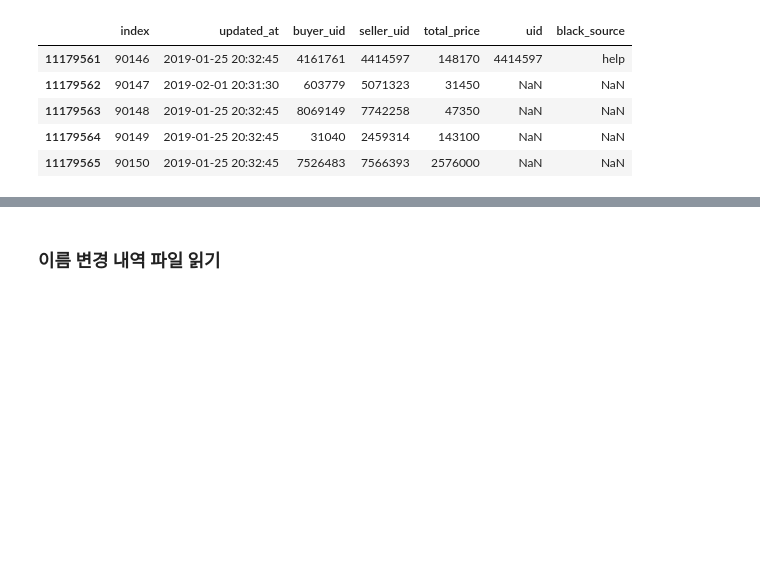
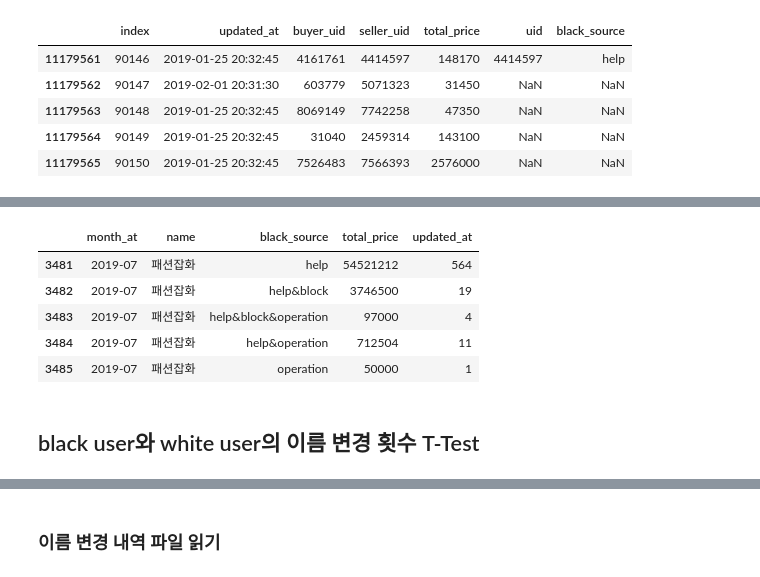
Before and after one commit to kiyoja07/python-bunjang, a Jupyter notebook: data-analysis/jupyter/fraud_find_variables.ipynb, the cells around one changed output, grey strips where cells are left out. Drawn from its saved outputs; the diff is of its cells as text; code cells hidden in the pictures; blank space fills up the shorter version.

```diff
--- a/data-analysis/jupyter/fraud_find_variables.ipynb
+++ b/data-analysis/jupyter/fraud_find_variables.ipynb
@@ -189,0 +234,17 @@ transaction_black.tail()
+# %%
+bunp_fraud_agg = bunp_fraud.groupby(['month_at', 'name','black_source'], as_index=False).agg({'total_price': 'sum', 'updated_at': 'count'})
+
+# save
+save_path = '../csv/tmp/bunp_fraud_agg.csv'
+bunp_fraud_agg.to_csv(save_path, index=False, mode='w', header=True)
+
+bunp_fraud_agg.tail()
+# %% [output]
+|  | month_at | name | black_source | total_price | updated_at |
+| 3481 | 2019-07 | 패션잡화 | help | 54521212 | 564 |
+| 3482 | 2019-07 | 패션잡화 | help&block | 3746500 | 19 |
+| 3483 | 2019-07 | 패션잡화 | help&block&operation | 97000 | 4 |
+| 3484 | 2019-07 | 패션잡화 | help&operation | 712504 | 11 |
+| 3485 | 2019-07 | 패션잡화 | operation | 50000 | 1 |
+# %% [markdown]
+## black user와 white user의 이름 변경 횟수 T-Test
```
Also changed, not shown: parts of 88 cells of this notebook, 4 other files.
